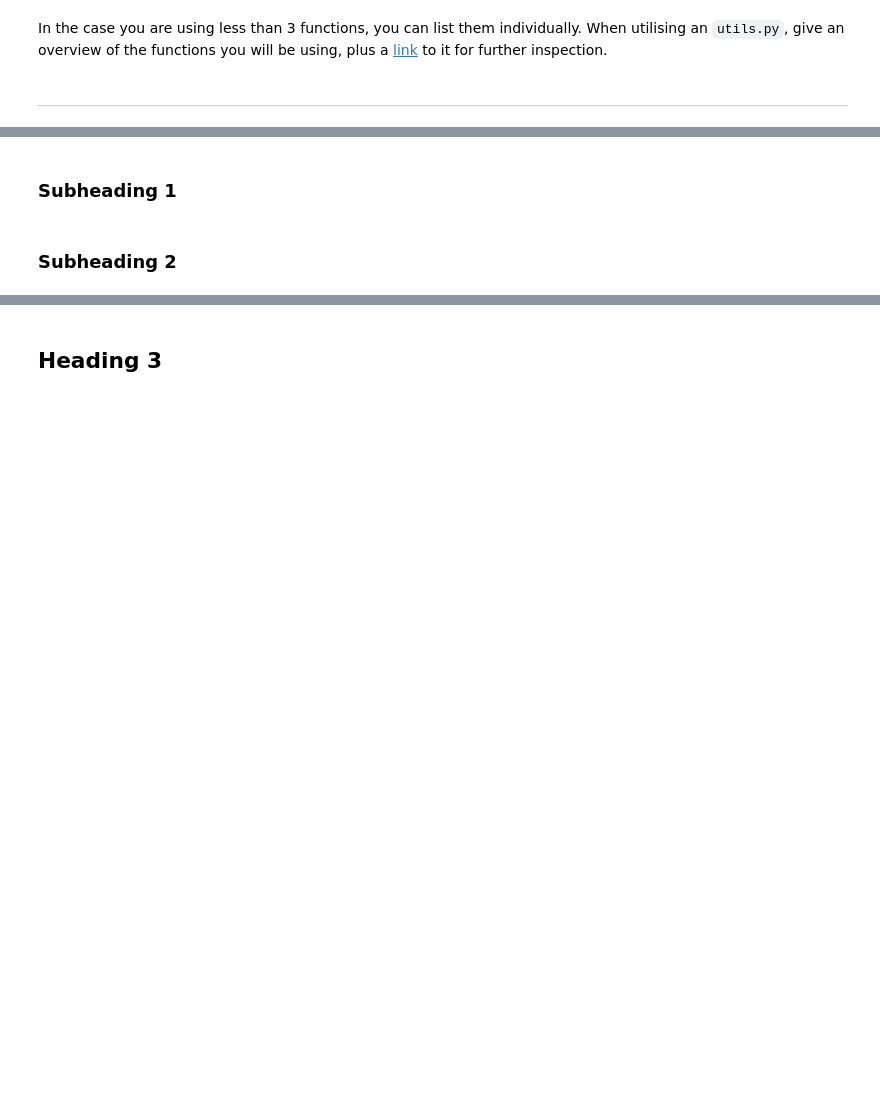
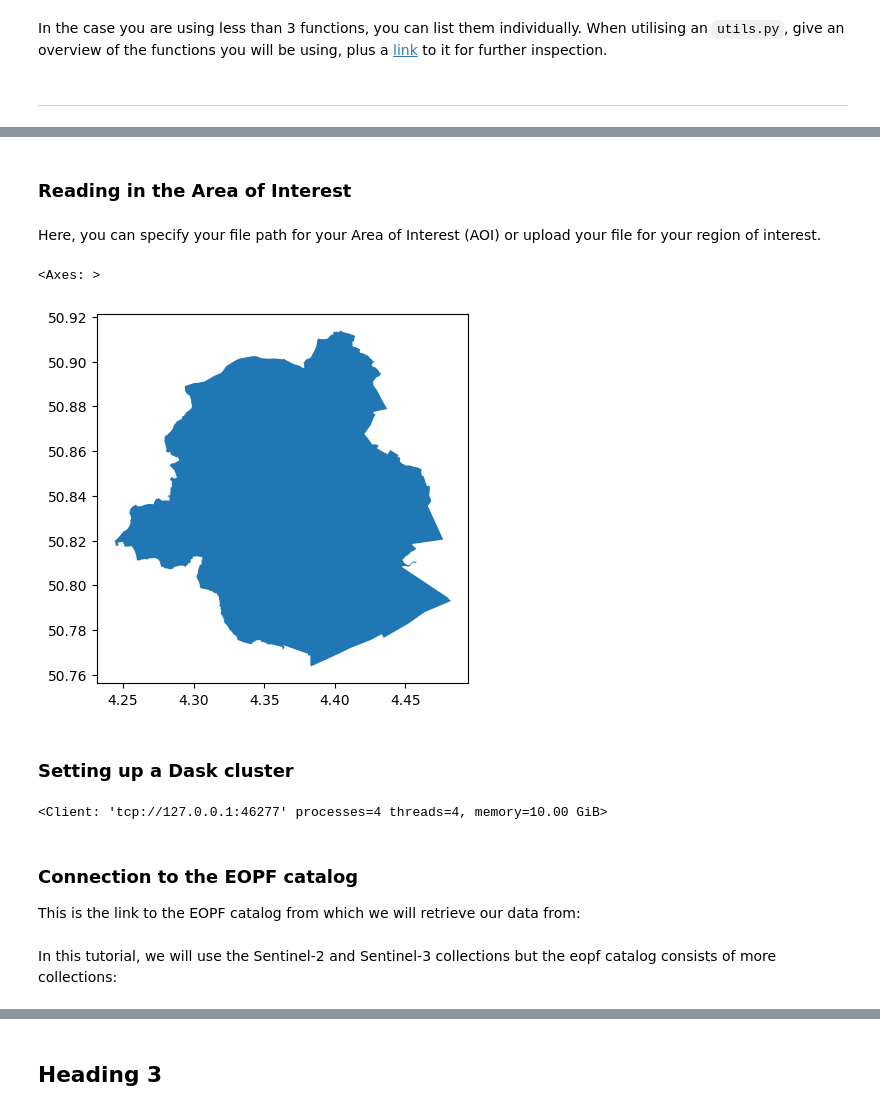
Before and after one commit to EllenB/eopf, a Jupyter notebook: eopf_template-Copy1.ipynb, the cells around one changed output, grey strips where cells are left out. Drawn from its saved outputs; the diff is of its cells as text; code cells hidden in the pictures; blank space fills up the shorter version.

```diff
--- a/eopf_template-Copy1.ipynb
+++ b/eopf_template-Copy1.ipynb
@@ -71,2 +78,4 @@ Text with detailed explanations of each step of the workflow.
 # %% [markdown]
-### Subheading 1
+### Reading in the Area of Interest
+# %% [markdown]
+Here, you can specify your file path for your Area of Interest (AOI) or upload your file for your region of interest.
@@ -73,2 +88,18 @@ Text with detailed explanations of each step of the workflow.
+# %%
+gdf = gpd.read_file('brussels_dissolved.geojson')
+gdf.plot()
+# %% [output]
+<Axes: >
+[figure, added]
 # %% [markdown]
-### Subheading 2
+### Setting up a Dask cluster
+# %%
+cluster = LocalCluster()
+client = cluster.get_client()
+client
+# %% [output]
+<Client: 'tcp://127.0.0.1:46277' processes=4 threads=4, memory=10.00 GiB>
+# %% [markdown]
+### Connection to the EOPF catalog
+
+This is the link to the EOPF catalog from which we will retrieve our data from:
@@ -74,0 +108,2 @@ Text with detailed explanations of each step of the workflow.
+# %% [markdown]
+In this tutorial, we will use the Sentinel-2 and Sentinel-3 collections but the eopf catalog consists of more collections:
```
Also changed, not shown: parts of 50 cells of this notebook.
